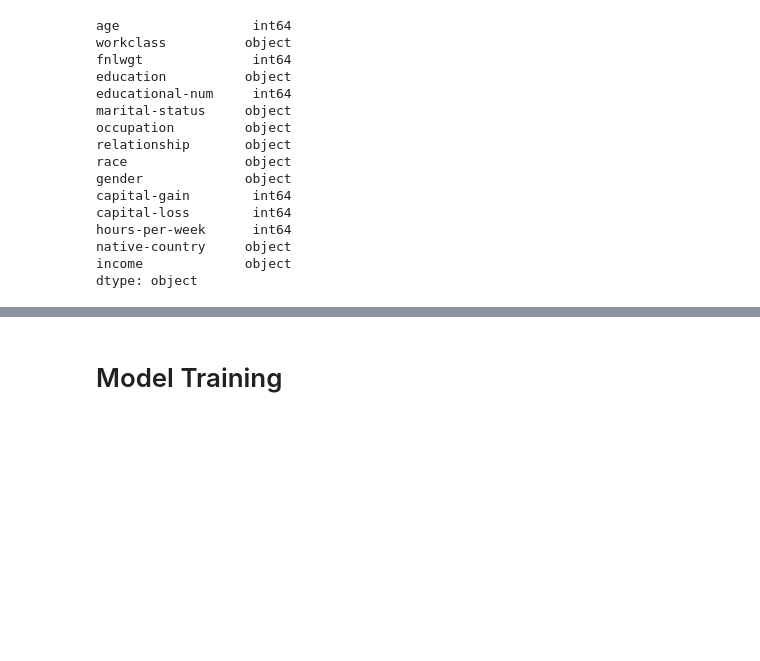
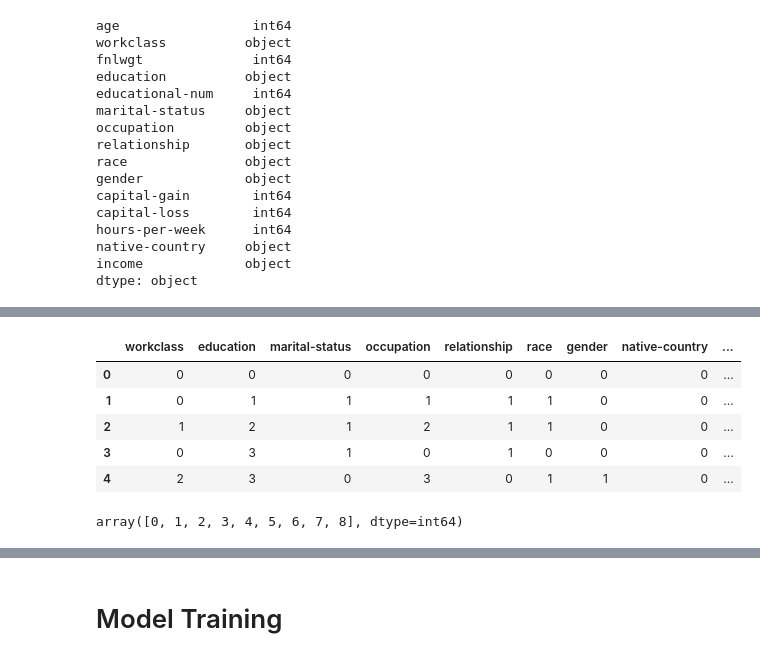
Before and after one commit to mahdiislam79/Adult_income_prediction, a Jupyter notebook: Adult_income_prediction.ipynb, the cells around one changed output, grey strips where cells are left out. Drawn from its saved outputs; the diff is of its cells as text; code cells hidden in the pictures; blank space fills up the shorter version.

```diff
--- a/Adult_income_prediction.ipynb
+++ b/Adult_income_prediction.ipynb
@@ -106,0 +166,13 @@ X_train,X_test, y_train, y_test = train_test_split(X,y, test_size = 0.2, random_
+# %%
+dataset[categorical_features].head()
+# %% [output]
+|  | workclass | education | marital-status | occupation | relationship | race | gender | native-country | ... |
+| 0 | 0 | 0 | 0 | 0 | 0 | 0 | 0 | 0 | ... |
+| 1 | 0 | 1 | 1 | 1 | 1 | 1 | 0 | 0 | ... |
+| 2 | 1 | 2 | 1 | 2 | 1 | 1 | 0 | 0 | ... |
+| 3 | 0 | 3 | 1 | 0 | 1 | 0 | 0 | 0 | ... |
+| 4 | 2 | 3 | 0 | 3 | 0 | 1 | 1 | 0 | ... |
+# %%
+dataset['workclass'].unique()
+# %% [output]
+array([0, 1, 2, 3, 4, 5, 6, 7, 8], dtype=int64)
```
Also changed, not shown: parts of 21 cells of this notebook.
